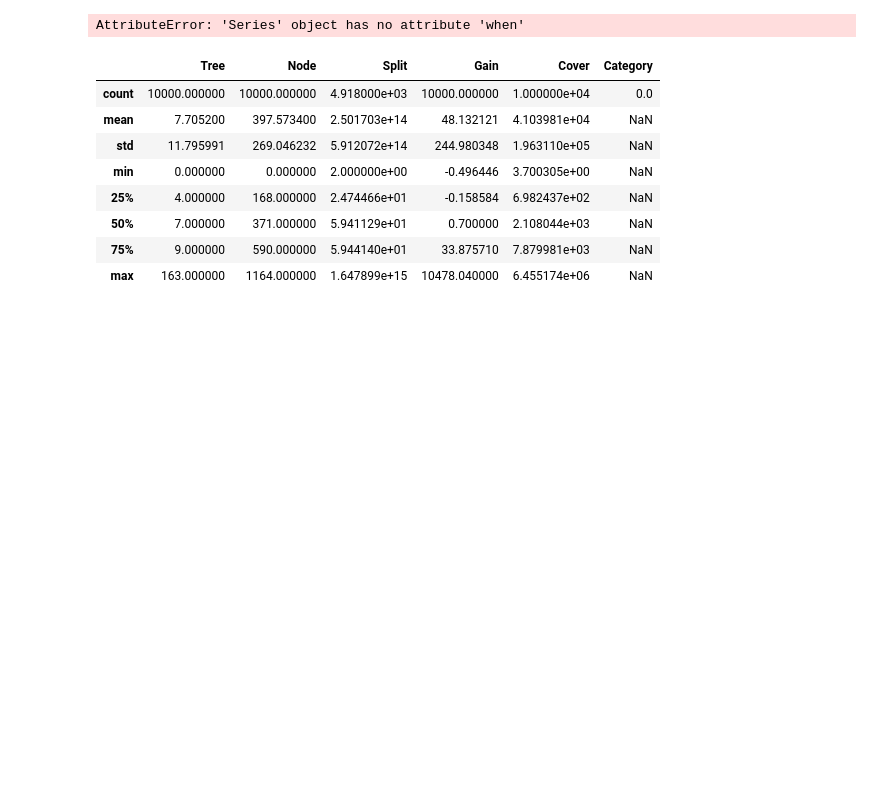
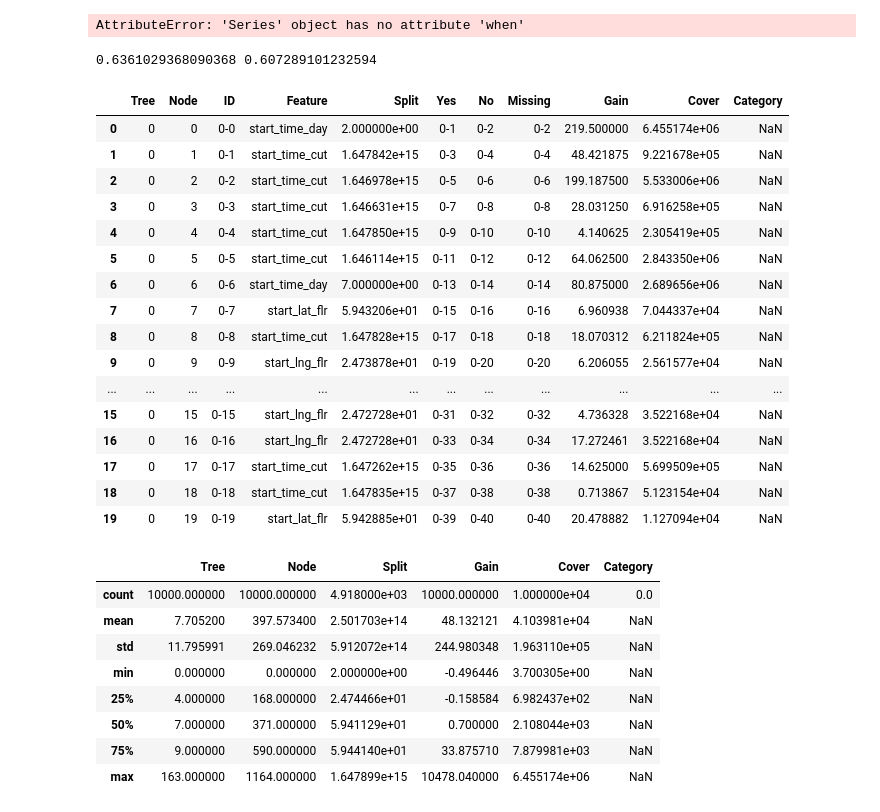
Before and after one commit to seanv507/rides, a Jupyter notebook: analysis_pl.ipynb, the cells around one changed output. Cells and saved outputs as stored; diff of their text form; code cells hidden in the pictures; blank space fills up the shorter version.

```diff
--- a/analysis_pl.ipynb
+++ b/analysis_pl.ipynb
@@ -286,6 +286,24 @@ null_tst = null_deviance(df_cells_test.get_column("cell_count"), e_cnt_train)
 print(f"e_cnt_train:{e_cnt_train}, null_trn: {null_trn} null_tst {null_tst}")
 # %% [output]
 AttributeError: 'Series' object has no attribute 'when'
+# %%
+from scipy.special import loggamma
+def null_deviance_new(counts, e_count=None):
+    if e_count is None:
+        e_count = counts.mean()
+    beta_0 = np.log(e_count)
+    log_lik = counts.mean() * beta_0 - e_count # and we ignore term indep of model
+    # log_lik1 = loggamma(counts + 1) + exp(beta_0) - beta_0*y
+    dev = - 2 * (log_lik)
+    return dev
+
+#return common::LogGamma(y + 1.0f) + py - std::log(py) * y;
+e_count = df_cells_train.get_column("cell_count").mean()
+zz = 2* (loggamma(df_cells_train.get_column("cell_count") + 1).mean() + e_count  - np.log(e_count) * df_cells_train.get_column("cell_count").mean())
+zz1 = null_deviance_new(df_cells_train.get_column("cell_count"))
+print(zz, zz1)
+# %% [output]
+0.6361029368090368 0.607289101232594
 # %%
 # create input data for xgboost
 
@@ -324,6 +342,27 @@ dmat_test = xgb.DMatrix(
     label=test_label,
     feature_names=inputs,
 )
+# %%
+bb = bst.trees_to_dataframe()
+bb.query('Tree==0')[:20]
+# %% [output]
+|  | Tree | Node | ID | Feature | Split | Yes | No | Missing | Gain | Cover | Category |
+| 0 | 0 | 0 | 0-0 | start_time_day | 2.000000e+00 | 0-1 | 0-2 | 0-2 | 219.500000 | 6.455174e+06 | NaN |
+| 1 | 0 | 1 | 0-1 | start_time_cut | 1.647842e+15 | 0-3 | 0-4 | 0-4 | 48.421875 | 9.221678e+05 | NaN |
+| 2 | 0 | 2 | 0-2 | start_time_cut | 1.646978e+15 | 0-5 | 0-6 | 0-6 | 199.187500 | 5.533006e+06 | NaN |
+| 3 | 0 | 3 | 0-3 | start_time_cut | 1.646631e+15 | 0-7 | 0-8 | 0-8 | 28.031250 | 6.916258e+05 | NaN |
+| 4 | 0 | 4 | 0-4 | start_time_cut | 1.647850e+15 | 0-9 | 0-10 | 0-10 | 4.140625 | 2.305419e+05 | NaN |
+| 5 | 0 | 5 | 0-5 | start_time_cut | 1.646114e+15 | 0-11 | 0-12 | 0-12 | 64.062500 | 2.843350e+06 | NaN |
+| 6 | 0 | 6 | 0-6 | start_time_day | 7.000000e+00 | 0-13 | 0-14 | 0-14 | 80.875000 | 2.689656e+06 | NaN |
+| 7 | 0 | 7 | 0-7 | start_lat_flr | 5.943206e+01 | 0-15 | 0-16 | 0-16 | 6.960938 | 7.044337e+04 | NaN |
+| 8 | 0 | 8 | 0-8 | start_time_cut | 1.647828e+15 | 0-17 | 0-18 | 0-18 | 18.070312 | 6.211824e+05 | NaN |
+| 9 | 0 | 9 | 0-9 | start_lng_flr | 2.473878e+01 | 0-19 | 0-20 | 0-20 | 6.206055 | 2.561577e+04 | NaN |
+| ... | ... | ... | ... | ... | ... | ... | ... | ... | ... | ... | ... |
+| 15 | 0 | 15 | 0-15 | start_lng_flr | 2.472728e+01 | 0-31 | 0-32 | 0-32 | 4.736328 | 3.522168e+04 | NaN |
+| 16 | 0 | 16 | 0-16 | start_lng_flr | 2.472728e+01 | 0-33 | 0-34 | 0-34 | 17.272461 | 3.522168e+04 | NaN |
+| 17 | 0 | 17 | 0-17 | start_time_cut | 1.647262e+15 | 0-35 | 0-36 | 0-36 | 14.625000 | 5.699509e+05 | NaN |
+| 18 | 0 | 18 | 0-18 | start_time_cut | 1.647835e+15 | 0-37 | 0-38 | 0-38 | 0.713867 | 5.123154e+04 | NaN |
+| 19 | 0 | 19 | 0-19 | start_lat_flr | 5.942885e+01 | 0-39 | 0-40 | 0-40 | 20.478882 | 1.127094e+04 | NaN |
 # %%
 aa = bst.trees_to_dataframe()
 aa.describe()
```
Also changed, not shown: parts of 1 cell of this notebook, 5 other files.
